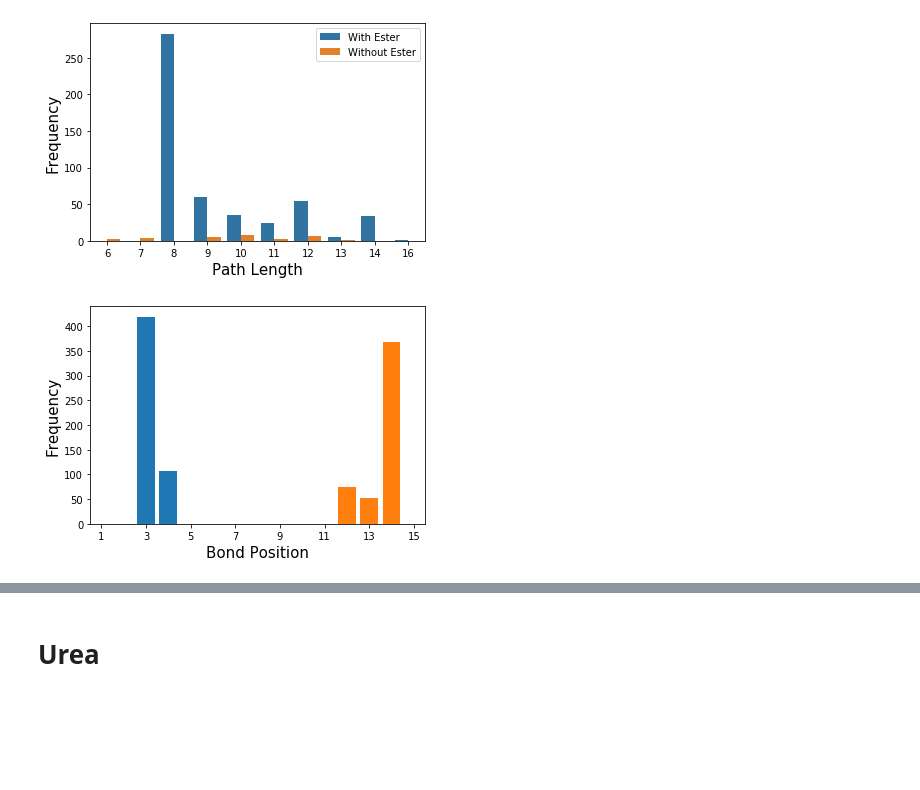
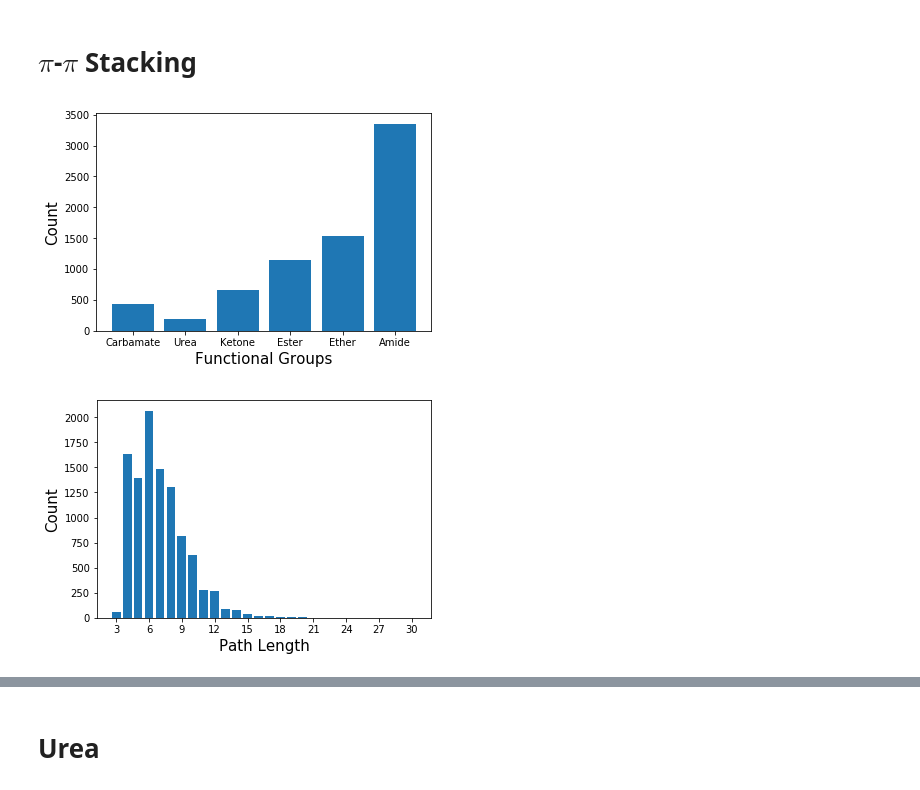
Before and after one commit to ghutchis/molecular-entropies, a Jupyter notebook: Fold.ipynb, the cells around one changed output, grey strips where cells are left out. Drawn from its saved outputs; the diff is of its cells as text; code cells hidden in the pictures; blank space fills up the shorter version.

```diff
--- a/Fold.ipynb
+++ b/Fold.ipynb
@@ -118,18 +7,0 @@ for mol in carbamic_mol:
-# %%
-# Path Length
-carbamic_frame = pd.DataFrame(pathsize, columns=["Path Length", "Ester"])
-carbamic_group = carbamic_frame.groupby("Ester")
-w_ester = carbamic_group.get_group(1)
-wo_ester = carbamic_group.get_group(0)
-w = w_ester["Path Length"].value_counts()
-wo = wo_ester["Path Length"].value_counts()
-carbamic_data = pd.DataFrame({"Path Length":list(w.index)+list(wo.index), "Frequency":list(w)+list(wo),
-                           "Ester": ["With Ester"]*len(w)+["Without Ester"]*len(wo)})
-sns.barplot(data=carbamic_data, x="Path Length",y="Frequency", hue="Ester")
-plt.legend(loc="upper right")
-plt.xlabel("Path Length",size=15)
-plt.ylabel("Frequency",size=15)
-plt.savefig("carbamic_path_length.pdf",dpi=300,bbox_inches="tight")
-plt.show()
-# %% [output]
-[figure, removed]
@@ -180,15 +8,2 @@ for item in ester_pos:
-# %%
-carbamic_frame = pd.DataFrame(carbamic_pos_analysis)
-ester_frame = pd.DataFrame(ester_pos_analysis)
-carbamic_frame_ = carbamic_frame.sum(axis=0)
-ester_frame_ = ester_frame.sum(axis=0)
-plt.bar(carbamic_frame_.index+1,carbamic_frame_)
-plt.bar(ester_frame_.index+1,ester_frame_)
-plt.xlim(0.5,15.5)
-plt.xticks(np.arange(1,16,2))
-plt.xlabel("Bond Position",size=15)
-plt.ylabel("Frequency",size=15)
-plt.savefig("carbamic_position_analysis.pdf",dpi=300,bbox_inches="tight")
-plt.show()
-# %% [output]
-[figure, removed]
+# %% [markdown]
+# $\pi$-$\pi$ Stacking
@@ -194,0 +13,20 @@ plt.show()
+# %%
+# These six functional groups are found in 70% of the pi-pi stacking.
+functional_group = pd.read_csv("Position/functional_group_count.csv")
+plt.bar(functional_group["Group"], functional_group["Count"])
+plt.xlabel("Functional Groups", size=15)
+plt.ylabel("Count",size=15)
+plt.savefig("Position/Fig/functional_group_count.pdf",dpi=100,bbox_inches="tight")
+plt.show()
+
+# Lets see the path length (number of bonds) of the pi-pi stacking  (shortest path between two aromatic rings)
+pathsummary = pd.read_csv("Position/pathlength_summary.csv")
+plt.bar(pathsummary["Length"], pathsummary["Count"])
+plt.xlabel("Path Length", size=15)
+plt.ylabel("Count",size=15)
+plt.xticks(np.arange(3,33,3))
+plt.savefig("Position/Fig/functional_group_count.pdf",dpi=100,bbox_inches="tight")
+plt.show()
+# %% [output]
+[figure, added]
+[figure, added]
```
Also changed, not shown: parts of 85 cells of this notebook.
